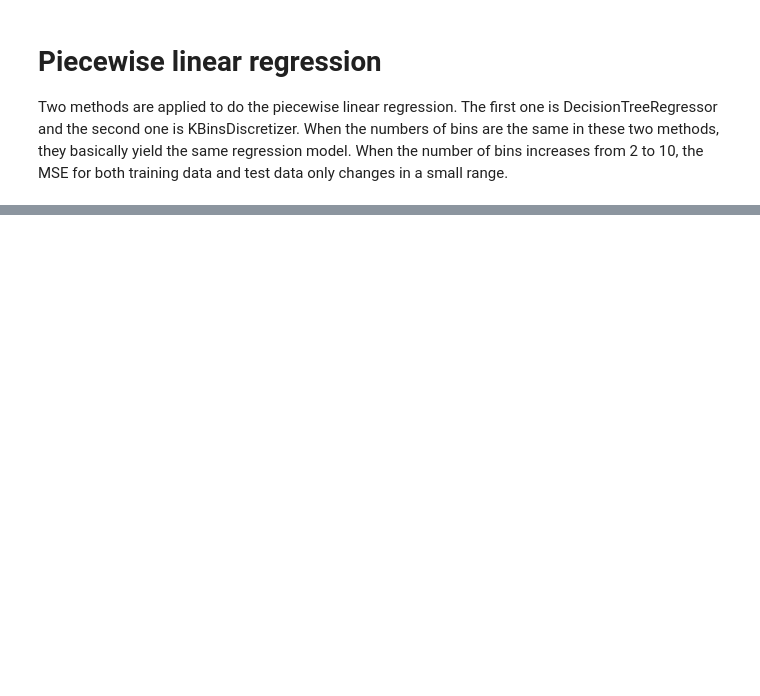
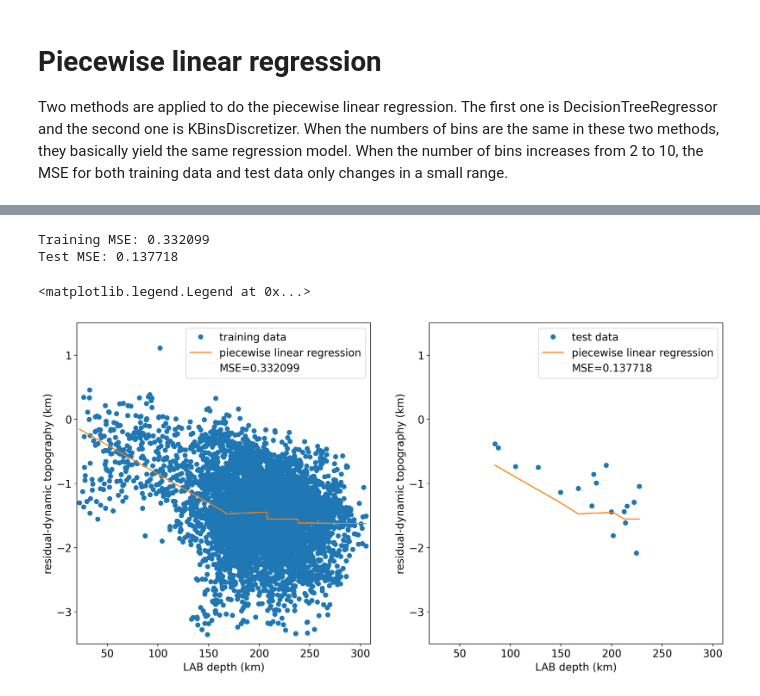
Before and after one commit to diandianpeng/predictive-regression-modeling, a Jupyter notebook: notebook/analysis.ipynb, the cells around one changed output, grey strips where cells are left out. Saved outputs shown, nothing was run; the diff lists cells and outputs as text; code cells hidden in the pictures; blank space fills up the shorter version.

Commit message:
Used Scikit-learn for piecewise linear regression.

```diff
--- a/notebook/analysis.ipynb
+++ b/notebook/analysis.ipynb
@@ -23,8 +23,8 @@ plt.rcParams.update(params)
 # Data
 In this project, the data set we use is the relationship between the lithosphere-asthenosphere (LAB) depth and difference of residual topography and dynamic topography for cratons. The data on 1x1 degree nodes serve as the training data, containing 5487 points. On the other hand, the average LAB depth and topography difference for each craton are calculated. These data serve as the test data, containing 18 points, each one for an individual craton.
 # %%
-file_train = '/Users/dp6/Desktop/GEOL593_ATMS597/ClassProject/residual-dynamic_lab_train.txt'
-file_test = '/Users/dp6/Desktop/GEOL593_ATMS597/ClassProject/residual-dynamic_lab_test.txt'
+file_train = '../data/residual-dynamic_lab_train.txt'
+file_test = '../data/residual-dynamic_lab_test.txt'
 data_train = pd.read_csv(file_train,sep=' ')
 data_test = pd.read_csv(file_test,sep=' ')
 
@@ -295,0 +285,59 @@ Test MSE: 0.139612
+# %%
+# --- Piecewise linear regression using DecisionTreeRegressor as binner ---
+import numpy as np
+from sklearn.tree import DecisionTreeRegressor
+from sklearn.linear_model import LinearRegression
+from sklearn.metrics import mean_squared_error
+
+def piecewise_linear_tree(X, y, min_samples_leaf=1000):
+    # Fit tree to find breakpoints
+    tree = DecisionTreeRegressor(min_samples_leaf=min_samples_leaf)
+    tree.fit(X, y)
+    # Get thresholds (breakpoints)
+    thresholds = np.sort(tree.tree_.threshold[tree.tree_.threshold > -2])
+    # Assign segment labels
+    segments = np.digitize(X.flatten(), thresholds)
+    preds = np.zeros_like(y, dtype=float)
+    models = []
+    for seg in range(len(thresholds) + 1):
+        mask = segments == seg
+        lr = LinearRegression()
+        lr.fit(X[mask], y[mask])
+        preds[mask] = lr.predict(X[mask])
+        models.append(lr)
+    return preds, thresholds, models
+
+topohat_train, thresholds, models = piecewise_linear_tree(np.array(lab_train), np.array(topo_train), min_samples_leaf=1000)
+print("Training MSE: %.6f" % mean_squared_error(topo_train, topohat_train))
+# Predict for test data
+segments_test = np.digitize(np.array(lab_test).flatten(), thresholds)
+topohat_test = np.zeros_like(np.array(topo_test), dtype=float)
+for seg in range(len(thresholds) + 1):
+    mask = segments_test == seg
+    if np.any(mask):
+        topohat_test[mask] = models[seg].predict(np.array(lab_test)[mask])
+print("Test MSE: %.6f" % mean_squared_error(topo_test, topohat_test))
+
+fig, ax = plt.subplots(1,2,figsize=[16,8])
+ax[0].plot(lab_train,topo_train,'o',label='training data')
+ax[0].plot(lab_train,topohat_train,'-',label='piecewise linear regression')
+ax[0].plot([],[],' ',label="MSE=%.6f" % mean_squared_error(topo_train,topohat_train))
+ax[0].set_xlim(left=20,right=310)
+ax[0].set_ylim(bottom=-3.5,top=1.5)
+ax[0].set_xlabel('LAB depth (km)')
+ax[0].set_ylabel('residual-dynamic topography (km)')
+ax[0].legend()
+
+ax[1].plot(lab_test,topo_test,'o',label='test data')
+ax[1].plot(lab_test,topohat_test,'-',label='piecewise linear regression')
+ax[1].plot([],[],' ',label="MSE=%.6f" % mean_squared_error(topo_test,topohat_test))
+ax[1].set_xlim(left=20,right=310)
+ax[1].set_ylim(bottom=-3.5,top=1.5)
+ax[1].set_xlabel('LAB depth (km)')
+ax[1].set_ylabel('residual-dynamic topography (km)')
+ax[1].legend()
+# %% [output]
+Training MSE: 0.332099
+Test MSE: 0.137718
+<matplotlib.legend.Legend at 0x...>
+[figure, added]
```
Also changed, not shown: parts of 8 cells of this notebook, 14 other files.
